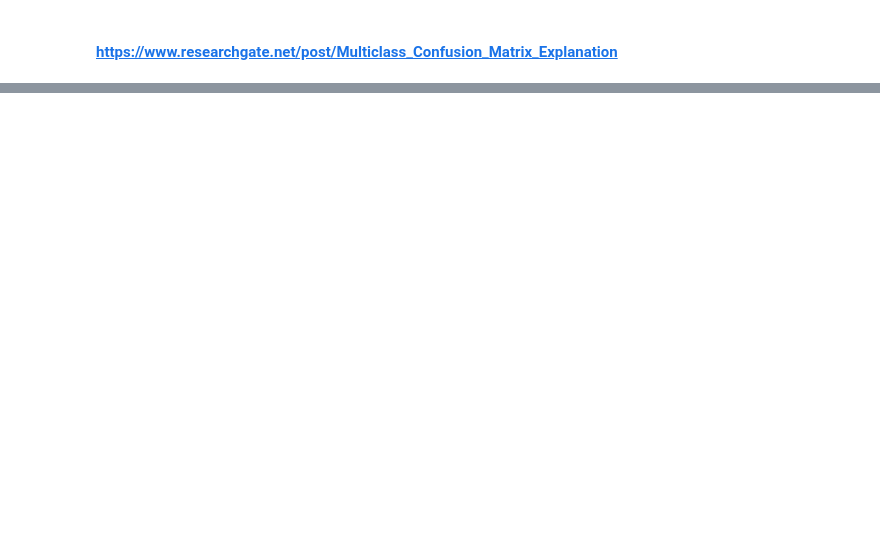
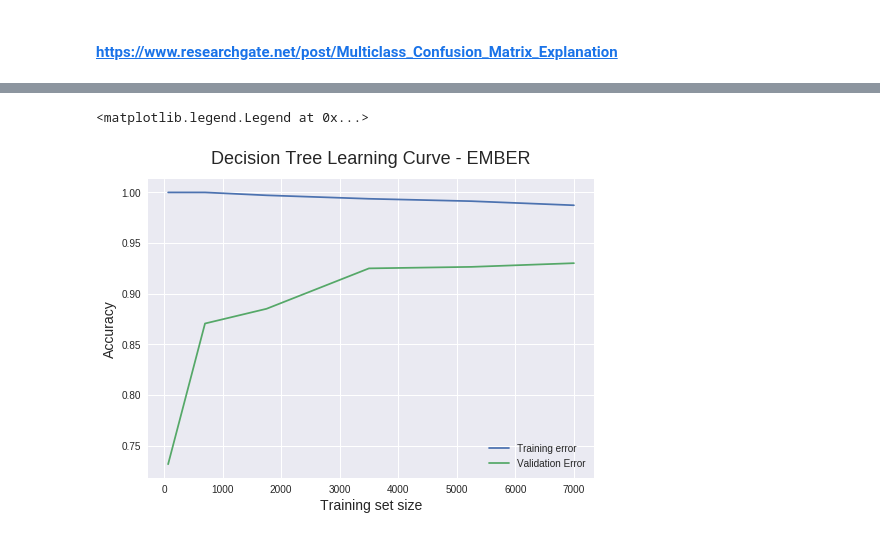
Before and after one commit to 6r0k3d/ml-intro, a Jupyter notebook: notebooks/dt_mal1.ipynb, the cells around one changed output, grey strips where cells are left out. Saved outputs shown, nothing was run; the diff lists cells and outputs as text; code cells hidden in the pictures; blank space fills up the shorter version.

Commit message:
tree mal

```diff
--- a/notebooks/dt_mal1.ipynb
+++ b/notebooks/dt_mal1.ipynb
@@ -37,6 +37,6 @@ print(y_test.shape)
 (1750, 2351)
 (1750,)
 # %%
-clf = tree.DecisionTreeClassifier()
+clf = tree.DecisionTreeClassifier(min_samples_split=2, max_depth=12)
 # %%
 %time clf.fit(X_train,y_train)
@@ -140,12 +227,15 @@ print(pd.Series(validation_scores_mean, index=train_sizes))
 # %%
 plt.style.use('seaborn')
 plt.plot(train_sizes, train_scores_mean, label='Training error')
 plt.plot(train_sizes, validation_scores_mean, label='Validation Error')
 
 plt.ylabel('Accuracy', fontsize = 14)
 plt.xlabel('Training set size', fontsize = 14)
-plt.title('Learning curves for Decision Tree', fontsize = 18, y=1.03)
+plt.title('Decision Tree Learning Curve - EMBER', fontsize = 18, y=1.03)
 plt.legend()
+# %% [output]
+<matplotlib.legend.Legend at 0x...>
+[figure, added]
 # %%
 train_sizes, train_scores, validation_scores = learning_curve(estimator=clf,X=X, y=y, train_sizes=train_sizes, cv=5, scoring='accuracy')
 # %%
```
Also changed, not shown: parts of 25 cells of this notebook, 1 other file.
